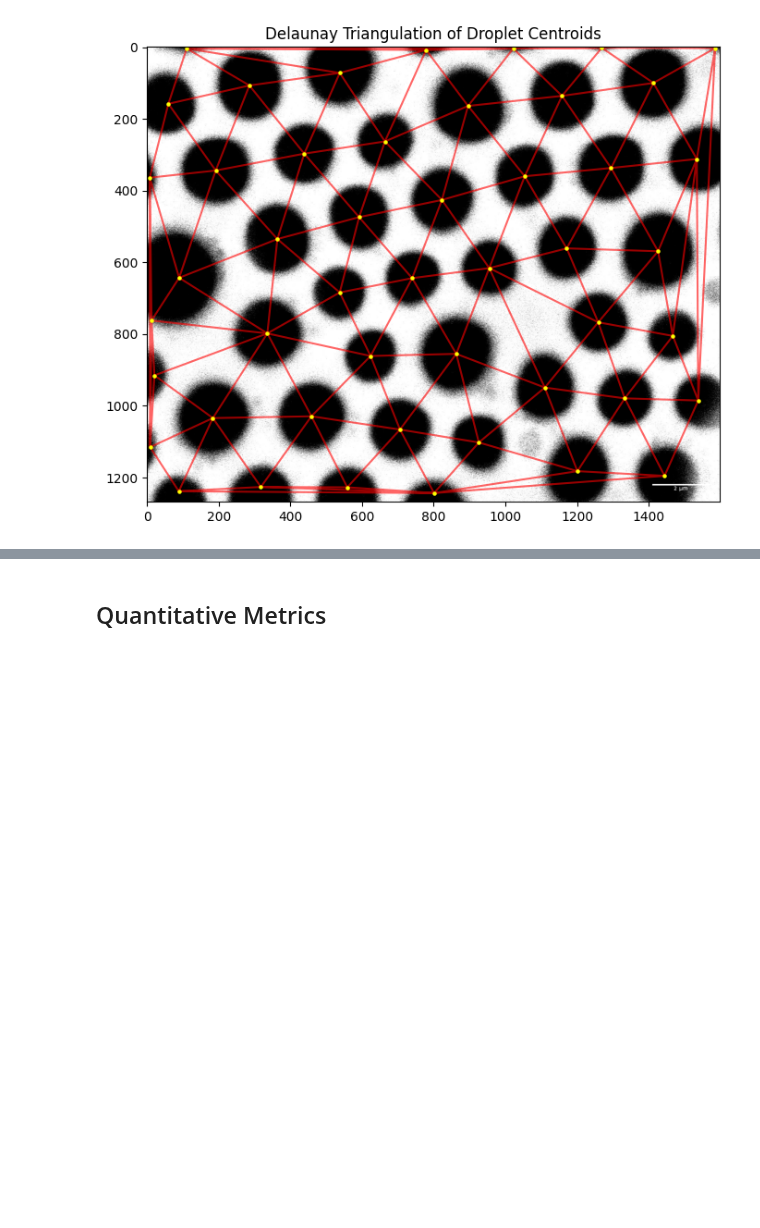
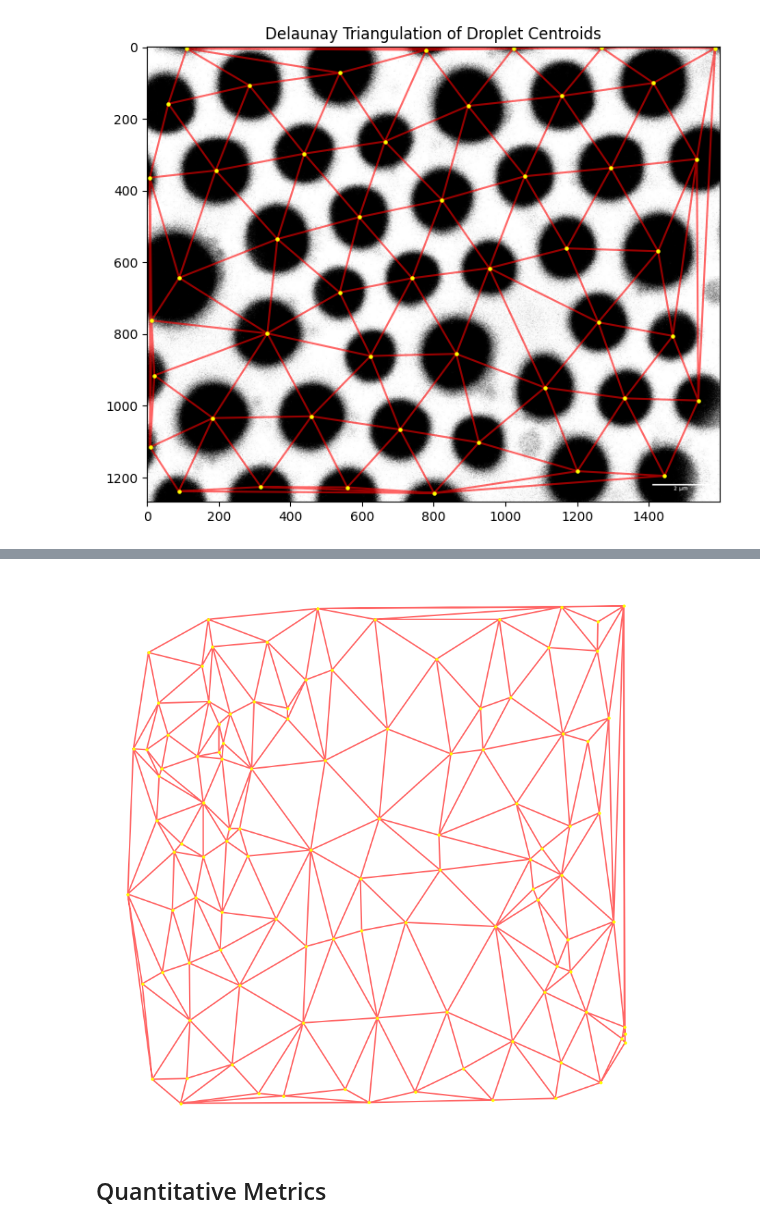
Before and after one commit to lemontang3/Python_Physics, a Jupyter notebook: Voronoi_Analysis.ipynb, the cells around one changed output, grey strips where cells are left out. Saved outputs shown, nothing was run; the diff lists cells and outputs as text; code cells hidden in the pictures; blank space fills up the shorter version.

```diff
--- a/Voronoi_Analysis.ipynb
+++ b/Voronoi_Analysis.ipynb
@@ -618,3 +571,51 @@ plt.show()
+# %%
+import cv2
+import numpy as np
+from scipy.spatial import Delaunay
+import matplotlib.pyplot as plt
+
+# Load SEM Image
+# Preprocess Image (assuming previous steps are done and centroids are detected)
+# This part assumes that centroids are already identified, e.g., using contours or other method
+
+# Example centroid array (replace with actual centroids)
+# centroids = np.array([[100, 150], [200, 250], [300, 350], ...])
+
+# Compute Delaunay Triangulation (corrected to use centroids as (x, y))
+centroids =  np.array([
+    [792, 599], [693, 598], [305, 596], [751, 580], [594, 583], [396, 583], [131, 583],
+    [138, 550], [121, 527], [673, 549], [750, 545], [225, 556], [286, 510], [494, 535],
+    [36, 543], [328, 522], [52, 482], [564, 476], [204, 484], [257, 476], [166, 469],
+    [257, 463], [148, 457], [612, 489], [132, 484], [735, 436], [155, 434], [33, 426],
+    [67, 444], [768, 464], [148, 423], [568, 426], [153, 415], [695, 445], [416, 451],
+    [12, 427], [114, 418], [57, 403], [53, 394], [517, 421], [317, 413], [200, 403],
+    [123, 362], [706, 334], [181, 331], [165, 331], [621, 361], [160, 316], [88, 313],
+    [403, 343], [49, 341], [662, 307], [753, 350], [77, 303], [643, 294], [498, 323],
+    [500, 281], [123, 297], [194, 298], [294, 305], [648, 258], [693, 275], [373, 271],
+    [111, 248], [655, 245], [3, 252], [375, 208], [153, 230], [74, 233], [239, 222],
+    [287, 189], [150, 185], [445, 218], [686, 165], [330, 198], [703, 197], [776, 219],
+    [707, 159], [58, 158], [588, 213], [101, 169], [666, 134], [26, 144], [181, 142],
+    [793, 92], [794, 84], [789, 78], [511, 110], [102, 100], [794, 73], [732, 110],
+    [400, 103], [282, 97], [615, 75], [692, 49], [97, 30], [537, 42], [169, 47],
+    [211, 12], [755, 25], [683, 6], [583, 4], [460, 14], [387, 1], [349, 17],
+    [251, 9], [87, 0], [42, 29]
+])
+
+
+tri = Delaunay(centroids)
+
+# Plotting the Image with Delaunay Triangulation
+fig, ax = plt.subplots(figsize=(8, 8))
+ax.triplot(centroids[:, 0], centroids[:, 1], tri.simplices, color='red', alpha=0.6)
+ax.set_axis_off()
+
+plt.scatter(centroids[:, 0], centroids[:, 1], c='yellow', s=5)
+plt.subplots_adjust(left=0, right=1, top=1, bottom=0)
+plt.tight_layout(pad=0)
+
+plt.show()
+# %% [output]
+[figure, added]
 # %% [markdown]
 ## Quantitative Metrics
 # %%
```
Also changed, not shown: parts of 4 cells of this notebook, 20 other files.
